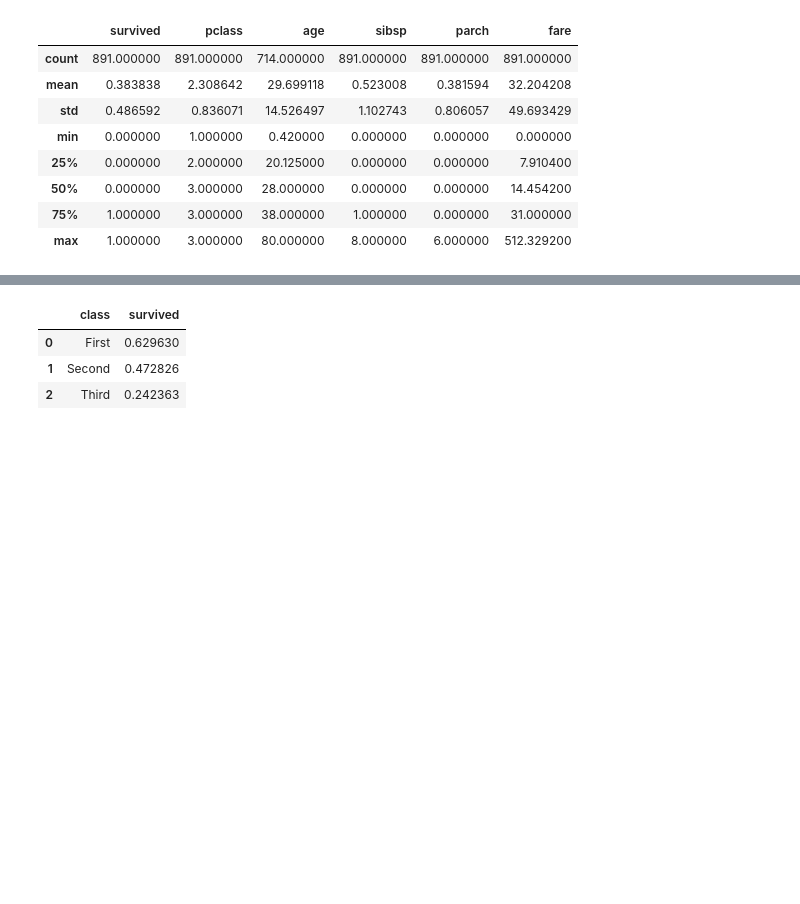
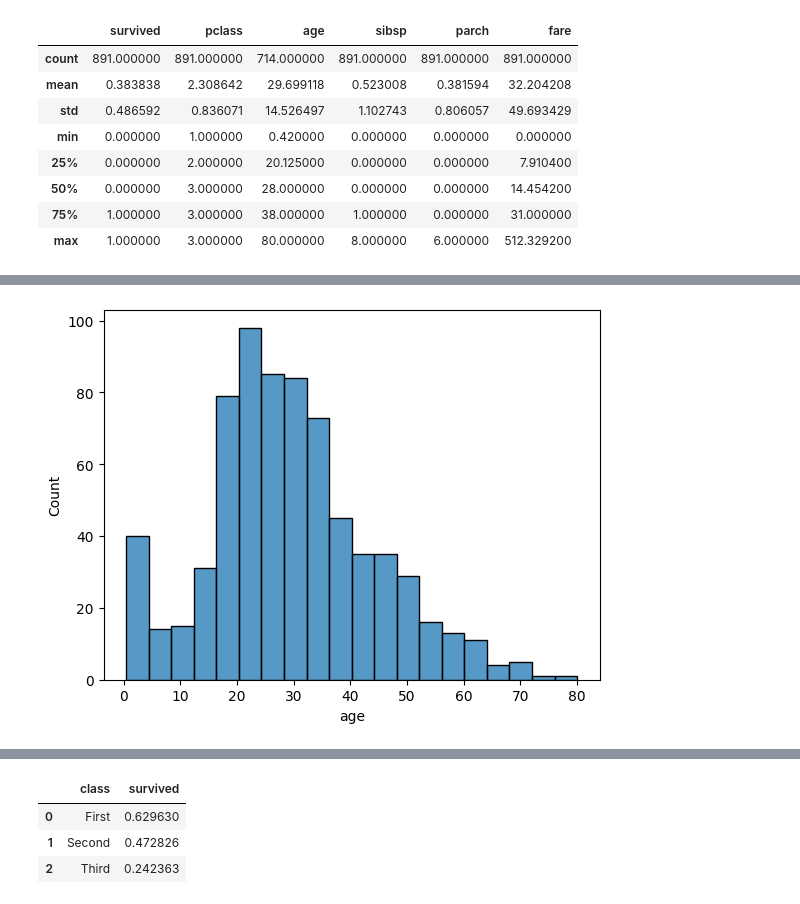
Before and after one commit to CeciliaCTorales/misNotebooks, a Jupyter notebook: Análisis_supervivencia.ipynb, the cells around one changed output, grey strips where cells are left out. Drawn from its saved outputs; the diff is of its cells as text; code cells hidden in the pictures; blank space fills up the shorter version.

```diff
--- a/Análisis_supervivencia.ipynb
+++ b/Análisis_supervivencia.ipynb
@@ -35,0 +72,6 @@ titanic.describe()
+# %%
+# Crear un histograma con la distribución de las edades
+sns.histplot(x="age", data= titanic)
+plt.show()
+# %% [output]
+[figure, added]
```
Also changed, not shown: parts of 7 cells of this notebook.
